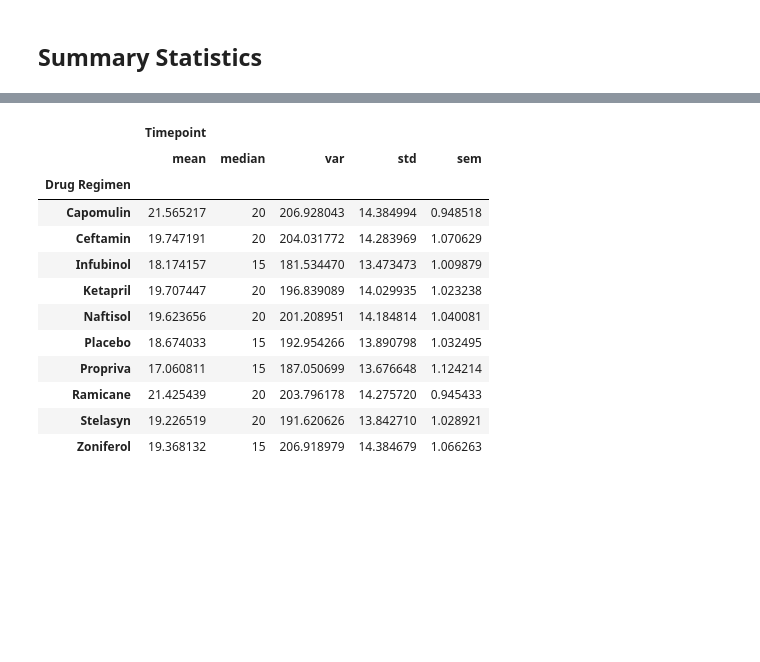
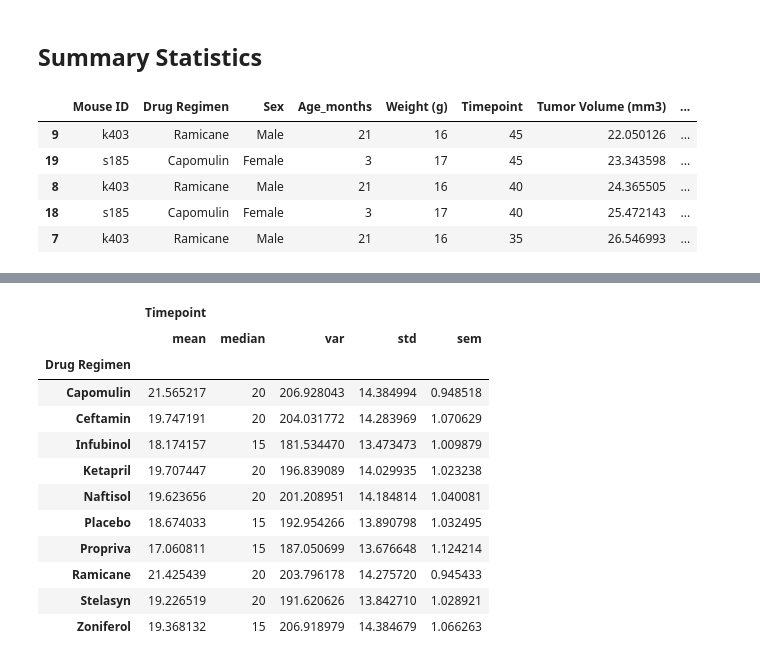
Before and after one commit to GStout17/Matplotlib-Challenge, a Jupyter notebook: Pymaceuticals_SCC _Tumor_Study.ipynb, the cells around one changed output, grey strips where cells are left out. Saved outputs shown, nothing was run; the diff lists cells and outputs as text; code cells hidden in the pictures; blank space fills up the shorter version.

```diff
--- a/Pymaceuticals_SCC _Tumor_Study.ipynb
+++ b/Pymaceuticals_SCC _Tumor_Study.ipynb
@@ -133,5 +119,17 @@ clean_mouse_unique
 248
 # %% [markdown]
 ## Summary Statistics
+# %%
+# Creating a new df that organizes tumor size
+clean_df_size = clean_df.sort_values(["Tumor Volume (mm3)"], ascending=True)
+
+clean_df_size.head()
+# %% [output]
+|  | Mouse ID | Drug Regimen | Sex | Age_months | Weight (g) | Timepoint | Tumor Volume (mm3) | ... |
+| 9 | k403 | Ramicane | Male | 21 | 16 | 45 | 22.050126 | ... |
+| 19 | s185 | Capomulin | Female | 3 | 17 | 45 | 23.343598 | ... |
+| 8 | k403 | Ramicane | Male | 21 | 16 | 40 | 24.365505 | ... |
+| 18 | s185 | Capomulin | Female | 3 | 17 | 40 | 25.472143 | ... |
+| 7 | k403 | Ramicane | Male | 21 | 16 | 35 | 26.546993 | ... |
 # %%
 # Generate a summary statistics table of mean, median, variance, standard deviation, and SEM of the tumor volume for each regimen
```
Also changed, not shown: parts of 4 cells of this notebook.
